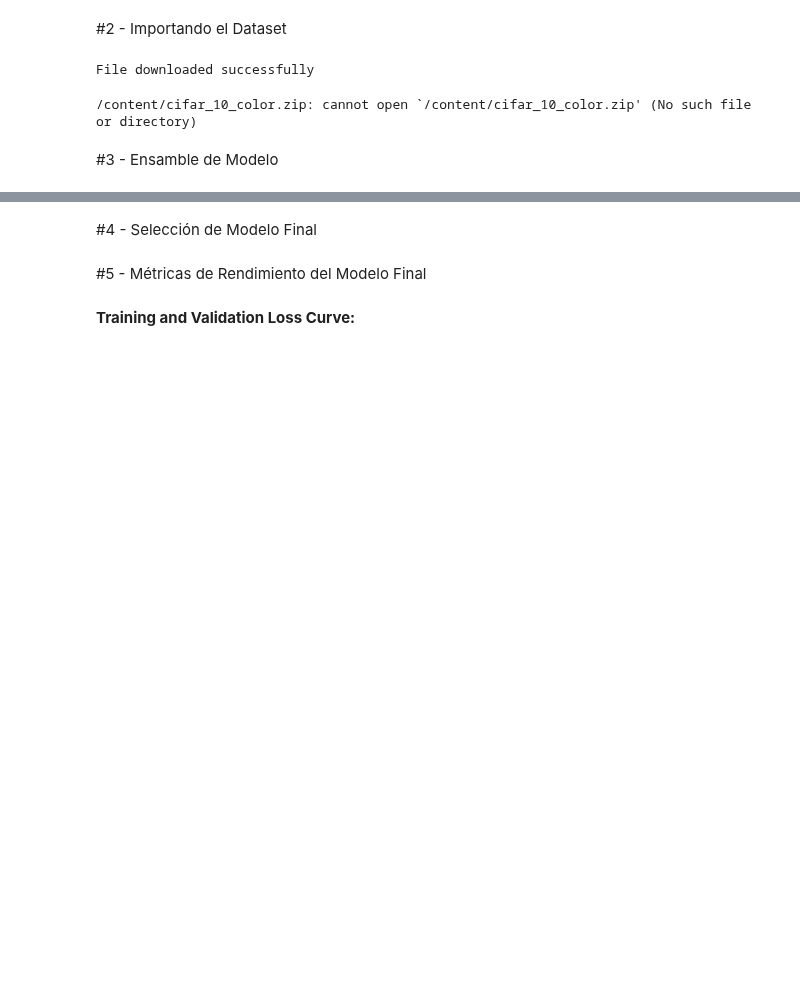
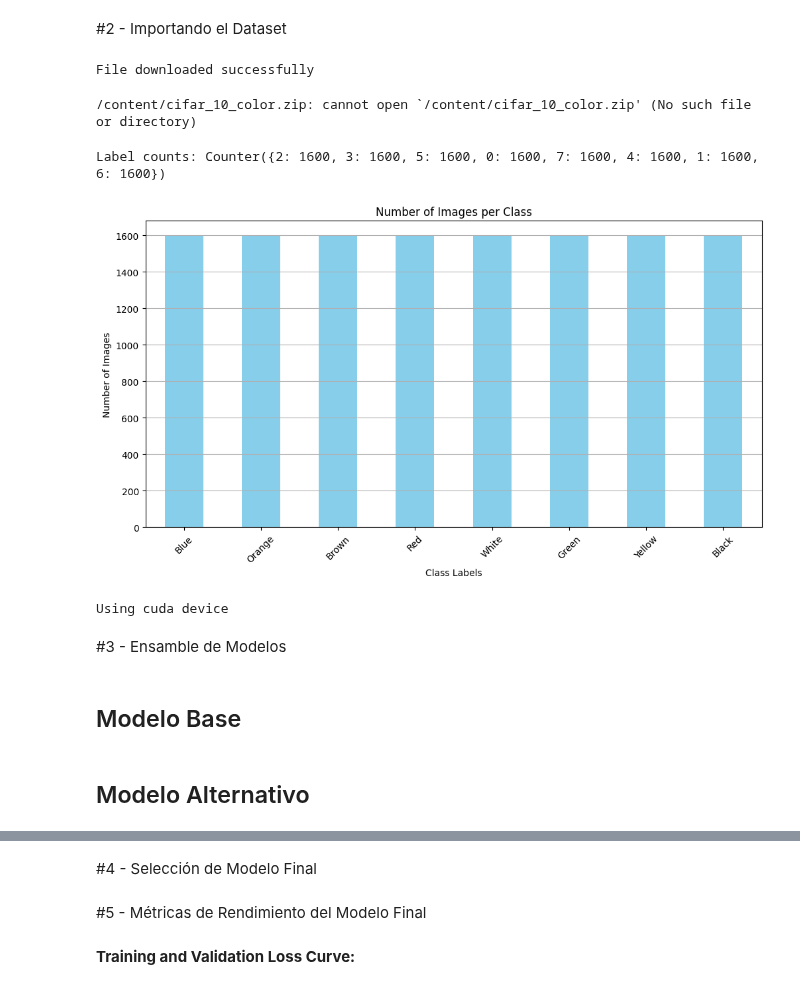
Before and after one commit to rzunick/MNA-Proyecto-Integrador-Equipo-43, a Jupyter notebook: Avance_5_Equipo_43.ipynb, the cells around one changed output, grey strips where cells are left out. Cells and saved outputs as stored; diff of their text form; code cells hidden in the pictures; blank space fills up the shorter version.

```diff
--- a/Avance_5_Equipo_43.ipynb
+++ b/Avance_5_Equipo_43.ipynb
@@ -69,3 +87,42 @@ with ZipFile(zip_file_path, 'r') as zip_ref:
 # %%
 # Dataset Path
 path = '/content/cifar_10_color_v4'
+# %%
+# Configuration 4: 8 labels
+labels = ["Red","Yellow","Blue","Orange","Green","Brown","Black","White"]
+
+def decode_label(index):
+    return  labels[index]
+
+def encode_label_from_path(path):
+    for index,value in enumerate(labels):
+        if value in path:
+            return  index
+
+# Get image list
+image_list = glob.glob(os.path.join(path, '**', '*.*'), recursive=True)
+class_list = [encode_label_from_path(item) for item in image_list]
+
+# Count the number of images per class
+from collections import Counter
+label_counts = Counter(class_list)
+print("Label counts:", label_counts)
+
+# Convert the counter to a pandas DataFrame
+label_df = pd.DataFrame.from_dict(label_counts, orient='index', columns=['count'])
+label_df.index = [labels[idx] for idx in label_df.index]
+
+# Plotting the bar chart
+plt.figure(figsize=(12, 6))
+label_df['count'].plot(kind='bar', color='skyblue')
+plt.title('Number of Images per Class')
+plt.xlabel('Class Labels')
+plt.ylabel('Number of Images')
+plt.xticks(rotation=45)
+plt.grid(axis='y')
+
+# Display the plot
+plt.show()
+# %% [output]
+Label counts: Counter({2: 1600, 3: 1600, 5: 1600, 0: 1600, 7: 1600, 4: 1600, 1: 1600, 6: 1600})
+[figure, added]
@@ -72,2 +157,12 @@ path = '/content/cifar_10_color_v4'
+# %%
+device = 'cuda' if torch.cuda.is_available() else 'cpu'
+print('Using {} device'.format(device))
+# %% [output]
+Using cuda device
 # %% [markdown]
-#3 - Ensamble de Modelo
+#3 - Ensamble de Modelos
+# %% [markdown]
+## Modelo Base
+# %% [markdown]
+
+## Modelo Alternativo
```
Also changed, not shown: parts of 13 cells of this notebook.
